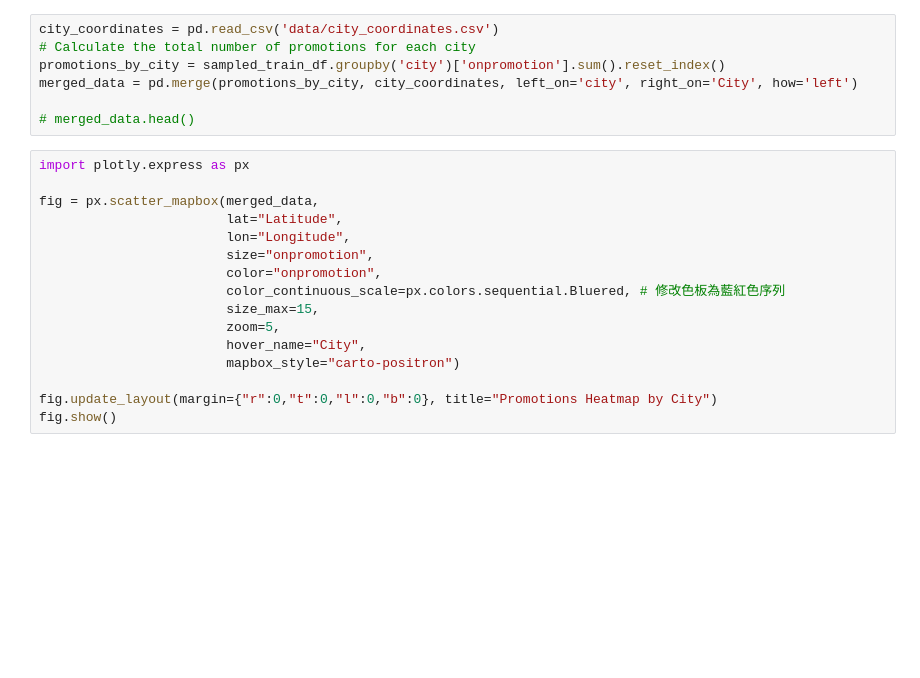
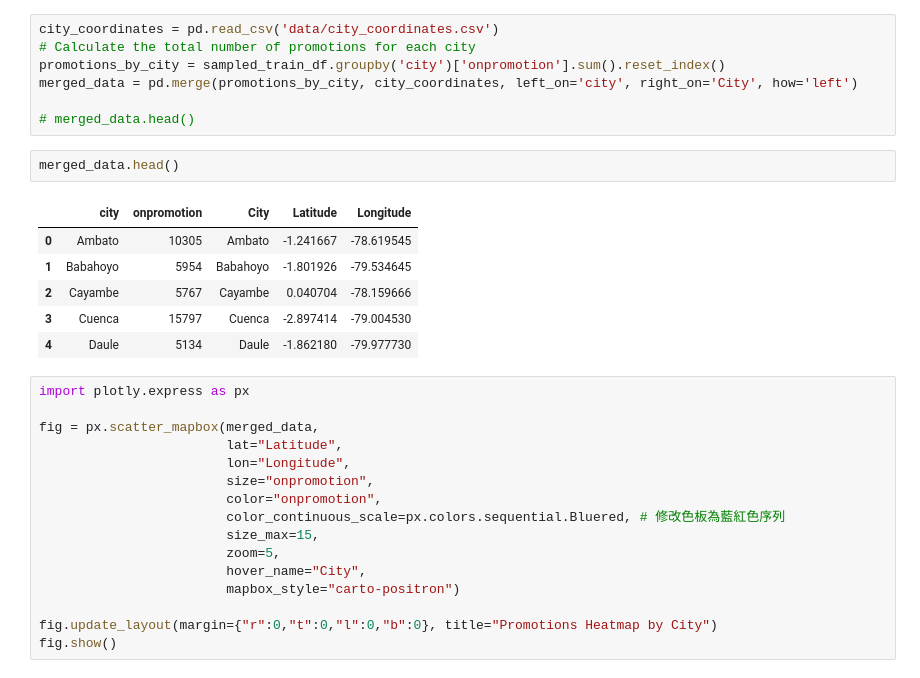
Before and after one commit to bomb1000/PL, a Jupyter notebook: PL_HW2/HW_2.ipynb, the cells around one changed output. Cells and saved outputs as stored; diff of their text form; blank space fills up the shorter version.

```diff
--- a/PL_HW2/HW_2.ipynb
+++ b/PL_HW2/HW_2.ipynb
@@ -488,6 +488,15 @@ promotions_by_city = sampled_train_df.groupby('city')['onpromotion'].sum().reset
 merged_data = pd.merge(promotions_by_city, city_coordinates, left_on='city', right_on='City', how='left')
 
 # merged_data.head()
+# %%
+merged_data.head()
+# %% [output]
+|  | city | onpromotion | City | Latitude | Longitude |
+| 0 | Ambato | 10305 | Ambato | -1.241667 | -78.619545 |
+| 1 | Babahoyo | 5954 | Babahoyo | -1.801926 | -79.534645 |
+| 2 | Cayambe | 5767 | Cayambe | 0.040704 | -78.159666 |
+| 3 | Cuenca | 15797 | Cuenca | -2.897414 | -79.004530 |
+| 4 | Daule | 5134 | Daule | -1.862180 | -79.977730 |
 # %%
 import plotly.express as px
 
```
Also changed, not shown: parts of 2 cells of this notebook.
